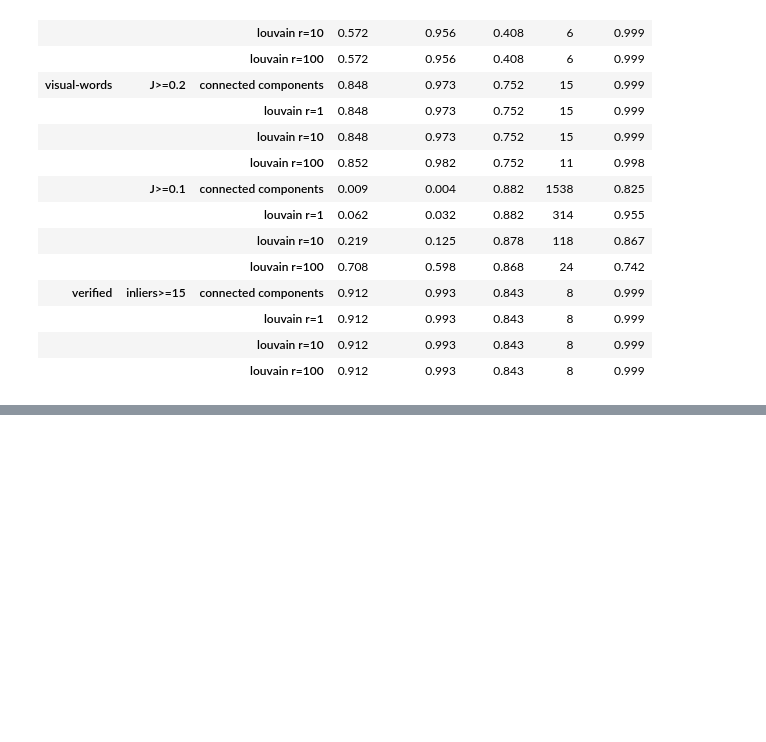
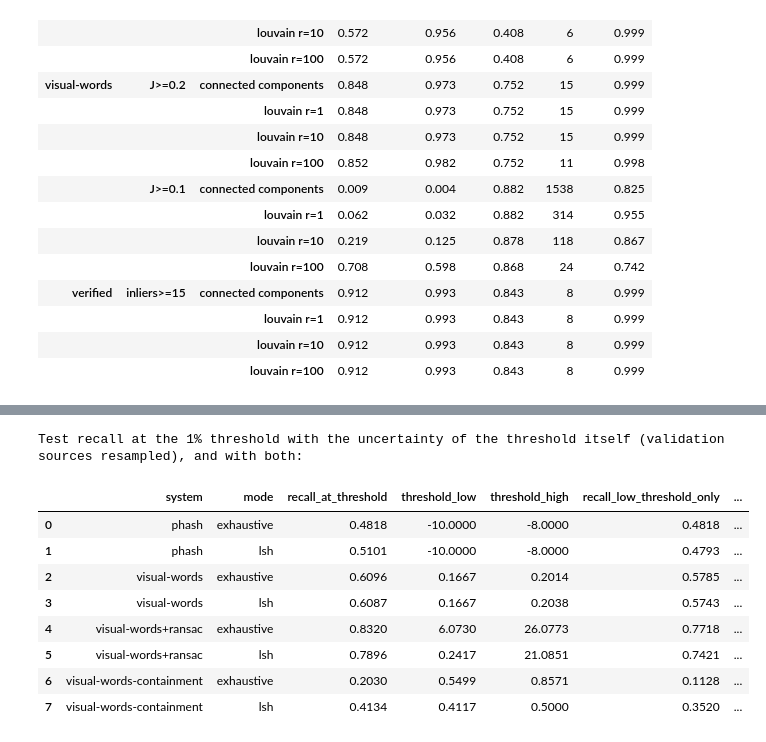
Before and after one commit to claralb2002/Detecting-Duplicate-and-Manipulated-Images, a Jupyter notebook: notebook.ipynb, the cells around one changed output, grey strips where cells are left out. Drawn from its saved outputs; the diff is of its cells as text; code cells hidden in the pictures; blank space fills up the shorter version.

```diff
--- a/notebook.ipynb
+++ b/notebook.ipynb
@@ -2071,0 +2151,39 @@ Name: ms, dtype: float64
+# %%
+def threshold_uncertainty(calibration: pd.DataFrame, evaluation: pd.DataFrame, resamples: int = 1000, seed: int = 0) -> pd.DataFrame:
+    """Recall at the threshold on `evaluation` when the threshold is recalibrated on `calibration` resampled by source image:
+    the spread from the threshold alone, and together with resampling the evaluated sources."""
+    rng, rows = np.random.default_rng(seed), []
+    for (system, mode), fit in calibration[~is_target(calibration)].groupby(["system", "mode"], sort=False):
+        sources, inverse = np.unique(fit.query_id.to_numpy(), return_inverse=True)
+        by_source = [fit.score.to_numpy(float)[inverse == s] for s in range(len(sources))]
+        held = evaluation[(evaluation.system == system) & (evaluation["mode"] == mode) & is_target(evaluation)]
+        correct, scores = (held.predicted == held.true_id).to_numpy(), held.score.to_numpy(float)
+        held_sources, held_inverse = np.unique(held.query_id.to_numpy(), return_inverse=True)
+        queries_per_source = np.bincount(held_inverse)
+        thresholds, alone, both = [], [], []
+        for _ in range(resamples):
+            threshold = threshold_at_fmr(np.concatenate([by_source[s] for s in rng.integers(0, len(sources), len(sources))]), TARGET_FMR)
+            hits = correct & (scores > threshold)
+            weights = rng.multinomial(len(held_sources), np.full(len(held_sources), 1 / len(held_sources)))
+            thresholds.append(threshold)
+            alone.append(hits.mean())
+            both.append(weights @ np.bincount(held_inverse, hits, minlength=len(held_sources)) / (weights @ queries_per_source))
+        rows.append(dict(system=system, mode=mode, threshold_low=np.percentile(thresholds, 2.5), threshold_high=np.percentile(thresholds, 97.5),
+                         **dict(zip(("recall_low_threshold_only", "recall_high_threshold_only"), percentile_interval(np.array(alone)))),
+                         **dict(zip(("recall_low_both", "recall_high_both"), percentile_interval(np.array(both))))))
+    return test.overall[["system", "mode", "recall_at_threshold"]].merge(pd.DataFrame(rows), on=["system", "mode"])
+
+
+print("Test recall at the 1% threshold with the uncertainty of the threshold itself (validation sources resampled), and with both:")
+display(threshold_uncertainty(val.results, test.results).round(4))
+# %% [output]
+Test recall at the 1% threshold with the uncertainty of the threshold itself (validation sources resampled), and with both:
+|  | system | mode | recall_at_threshold | threshold_low | threshold_high | recall_low_threshold_only | ... |
+| 0 | phash | exhaustive | 0.4818 | -10.0000 | -8.0000 | 0.4818 | ... |
+| 1 | phash | lsh | 0.5101 | -10.0000 | -8.0000 | 0.4793 | ... |
+| 2 | visual-words | exhaustive | 0.6096 | 0.1667 | 0.2014 | 0.5785 | ... |
+| 3 | visual-words | lsh | 0.6087 | 0.1667 | 0.2038 | 0.5743 | ... |
+| 4 | visual-words+ransac | exhaustive | 0.8320 | 6.0730 | 26.0773 | 0.7718 | ... |
+| 5 | visual-words+ransac | lsh | 0.7896 | 0.2417 | 21.0851 | 0.7421 | ... |
+| 6 | visual-words-containment | exhaustive | 0.2030 | 0.5499 | 0.8571 | 0.1128 | ... |
+| 7 | visual-words-containment | lsh | 0.4134 | 0.4117 | 0.5000 | 0.3520 | ... |
```
Also changed, not shown: parts of 16 cells of this notebook.
